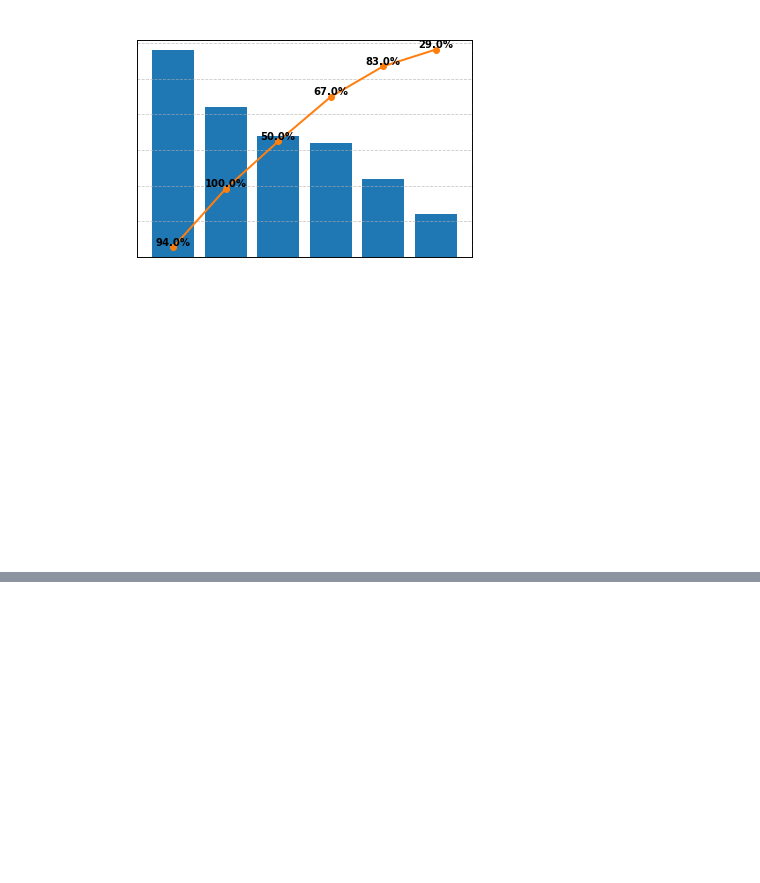
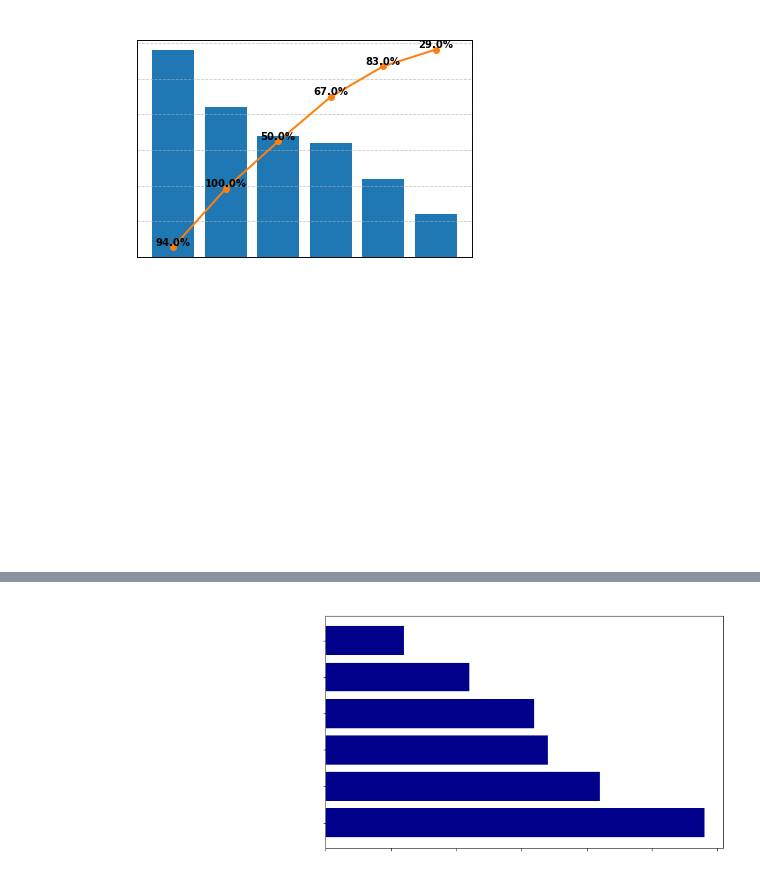
Before and after one commit to Maruf-Ahmad-khan/REVENUE-ANALYSIS, a Jupyter notebook: Visualizing Categorical Variables.ipynb, the cells around one changed output, grey strips where cells are left out. Saved outputs shown, nothing was run; the diff lists cells and outputs as text; code cells hidden in the pictures; blank space fills up the shorter version.

```diff
--- a/Visualizing Categorical Variables.ipynb
+++ b/Visualizing Categorical Variables.ipynb
@@ -126,6 +126,3 @@ ax1.grid(True, axis='y', linestyle='--', alpha=0.7)
 plt.show()
 # %% [output]
 [figure]
-# %%
-df = pd.read_csv('Orders.csv')
-df
@@ -146,4 +128,0 @@ df
-# %%
-df['Order_Date'] = pd.to_datetime(df['Order_Date'], dayfirst=True, errors='coerce')
-df_sorted = df.sort_values(by='Order_Date')
-df_sorted
@@ -163,0 +129,88 @@ df_sorted
+# %%
+class Visualize:
+     def __init__(self, data):
+          self.data = data
+
+     def Visual(self):
+          import matplotlib.pyplot as plt
+          # Plot the bar graph
+          plt.figure(figsize=(10, 6))
+          plt.barh(self.data['Most_Needed_Action'], self.data['Percentage_%'], color='darkblue')
+
+          # Add labels and title
+          plt.title('Bar Graph of Most Needed Actions by Percentage',color = 'white', weight = 'bold', fontsize = 15)
+          plt.xticks(color = 'white', weight = 'bold')
+          plt.yticks(color = 'white', weight = 'bold')
+          # Display the plot
+          plt.show()
+
+
+     def Visual2(self):
+          # Plot the pie chart with white labels
+          plt.figure(figsize=(8, 8))
+          plt.pie(
+          self.data['Percentage_%'],
+          labels=self.data['Most_Needed_Action'],
+          autopct='%1.1f%%',
+          startangle=140,
+          colors=plt.cm.Paired.colors,
+          textprops={'color': 'white'}  # Set text color to white
+          )
+
+          # Add a title
+          plt.title('Pie Chart of Most Needed Actions by Percentage', color = 'white', weight = 'bold', fontsize = 15)
+
+          # Display the plot
+          plt.show()
+
+     def Visual3(self):
+        # Sort the data by 'Percentage_%' in descending order
+        df = self.data.sort_values(by='Percentage_%', ascending=False)
+
+        # Calculate the cumulative percentage
+        df['Cumulative_%'] = df['Percentage_%'].cumsum()
+
+        # Plotting the Pareto chart
+        fig, ax1 = plt.subplots(figsize=(10, 6))
+
+        # Bar plot for individual percentages
+        ax1.bar(df['Most_Needed_Action'], df['Percentage_%'], color='skyblue')
+        ax1.set_ylabel('Percentage %', color='white')
+        ax1.tick_params(axis='y', labelcolor='white')
+
+        # Adjust x-axis tick labels and rotate them
+        plt.xticks(rotation=90, ha='right', color='white')
+
+        ax1.set_xlabel('Most Needed Action', color='white')
+        plt.title('Pareto Chart of Most Needed Actions', color='white')
+
+        # Plot cumulative percentage on a secondary axis
+        ax2 = ax1.twinx()
+        ax2.plot(df['Most_Needed_Action'], df['Cumulative_%'], color='red', marker='o', linestyle='-', linewidth=2)
+        ax2.set_ylabel('Cumulative %', color='white')
+        ax2.tick_params(axis='y', labelcolor='white')
+
+        # Set the background color to black for better contrast with white labels
+        fig.patch.set_facecolor('black')
+        ax1.set_facecolor('black')
+        ax2.set_facecolor('black')
+
+        # Display the plot
+        plt.tight_layout()
+        plt.show()
+
+import pandas as pd
+Online_Survey = {
+                 'Most_Needed_Action' : ['Improved regulation and oversight', 'Improved trasnparency of financial report',
+                                         'Improved corporate governance practice', 'Improved enforcement of existing laws and regulation',
+                                         'Improved market trading rules on transparency', 'Improved auditing practices and standard'
+                                         ],
+                 'Percentage_%' : [29, 21, 17, 16, 11, 6]
+}
+data = pd.DataFrame(Online_Survey)
+visualize = Visualize(data)
+visualize.Visual()
+visualize.Visual2()
+visualize.Visual3()
+# %% [output]
+[figure, added]
```
Also changed, not shown: parts of 7 cells of this notebook, 1 other file.
